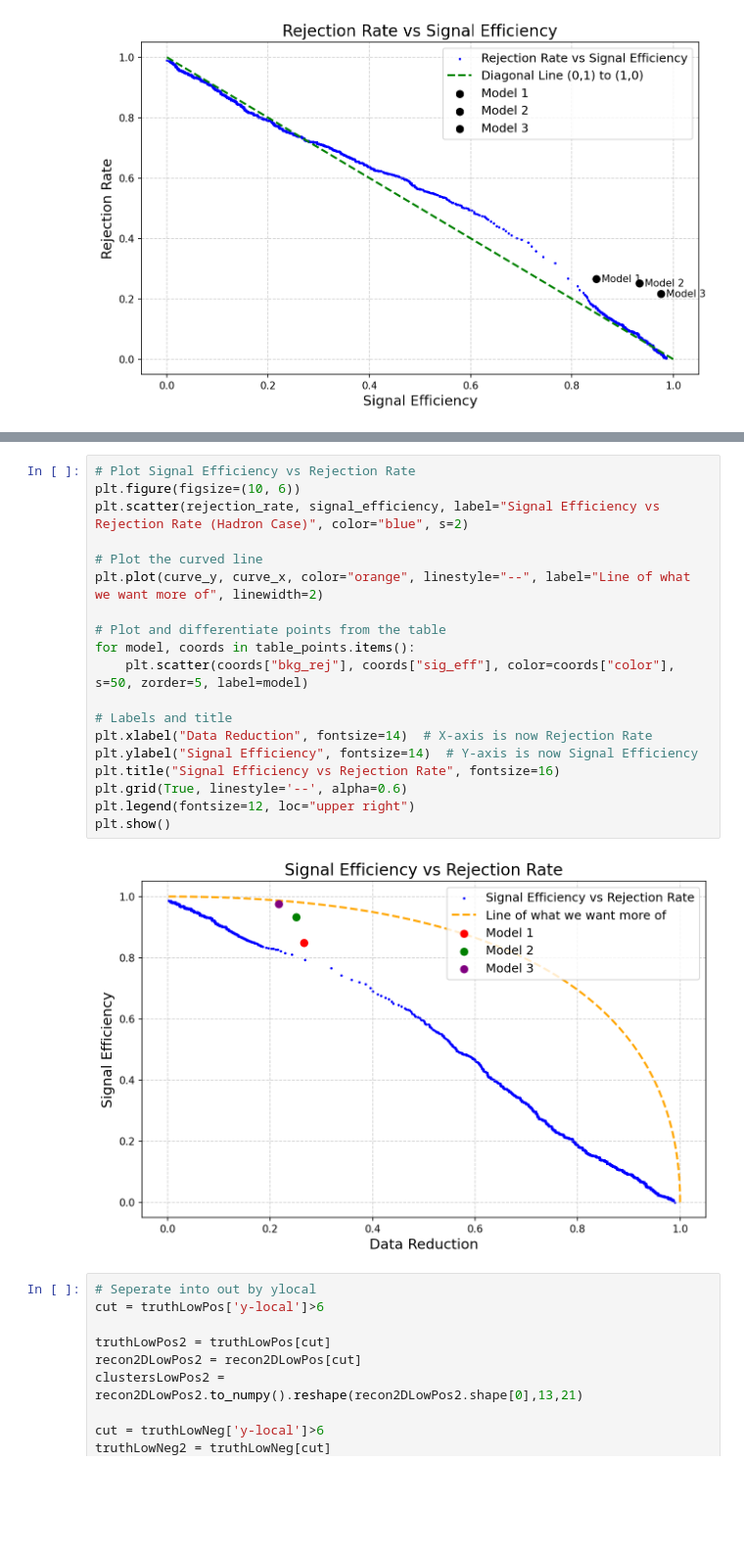
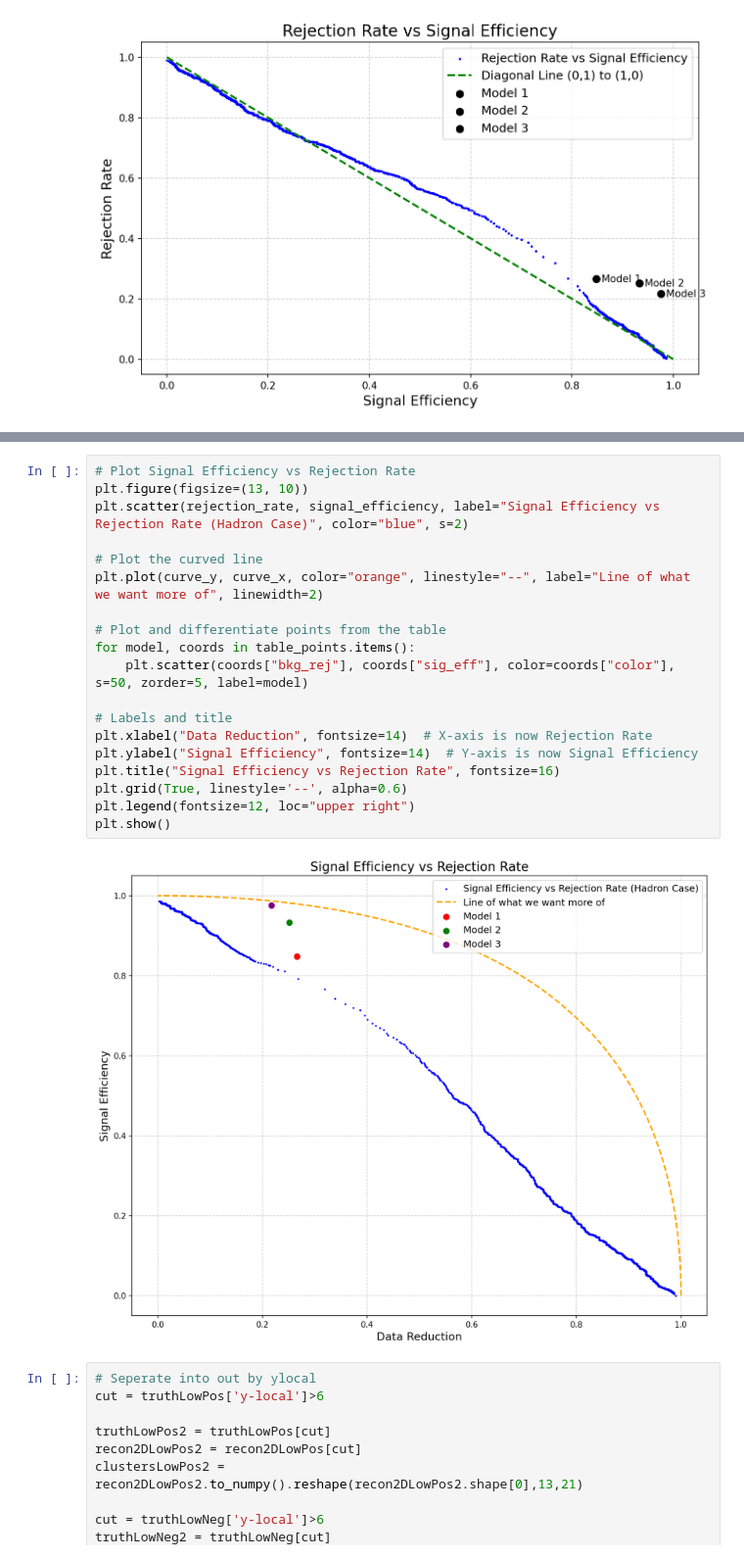
Before and after one commit to Ewichim/PHYS250-Final-Project, a Jupyter notebook: EricTesting.ipynb, the cells around one changed output, grey strips where cells are left out. Shown at 98% size. Saved outputs shown, nothing was run; the diff lists cells and outputs as text; blank space fills up the shorter version.

```diff
--- a/EricTesting.ipynb
+++ b/EricTesting.ipynb
@@ -815,24 +846,24 @@ plt.show()
 # %%
 # Plot Signal Efficiency vs Rejection Rate
-plt.figure(figsize=(10, 6))
+plt.figure(figsize=(13, 10))
 plt.scatter(rejection_rate, signal_efficiency, label="Signal Efficiency vs Rejection Rate (Hadron Case)", color="blue", s=2)
 
 # Plot the curved line
 plt.plot(curve_y, curve_x, color="orange", linestyle="--", label="Line of what we want more of", linewidth=2)
 
 # Plot and differentiate points from the table
 for model, coords in table_points.items():
     plt.scatter(coords["bkg_rej"], coords["sig_eff"], color=coords["color"], s=50, zorder=5, label=model)
 
 # Labels and title
 plt.xlabel("Data Reduction", fontsize=14)  # X-axis is now Rejection Rate
 plt.ylabel("Signal Efficiency", fontsize=14)  # Y-axis is now Signal Efficiency
 plt.title("Signal Efficiency vs Rejection Rate", fontsize=16)
 plt.grid(True, linestyle='--', alpha=0.6)
 plt.legend(fontsize=12, loc="upper right")
 plt.show()
 # %% [output]
-[figure, old version]
+[figure, new version]
 # %%
 # Seperate into out by ylocal
 cut = truthLowPos['y-local']>6
```
Also changed, not shown: parts of 6 cells of this notebook, 3 other files.
